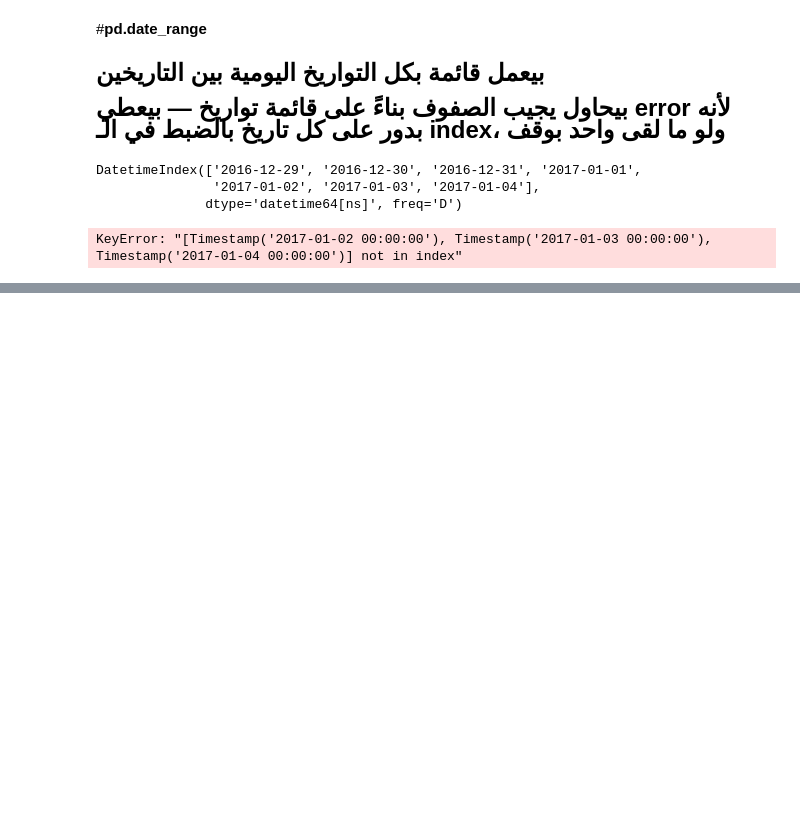
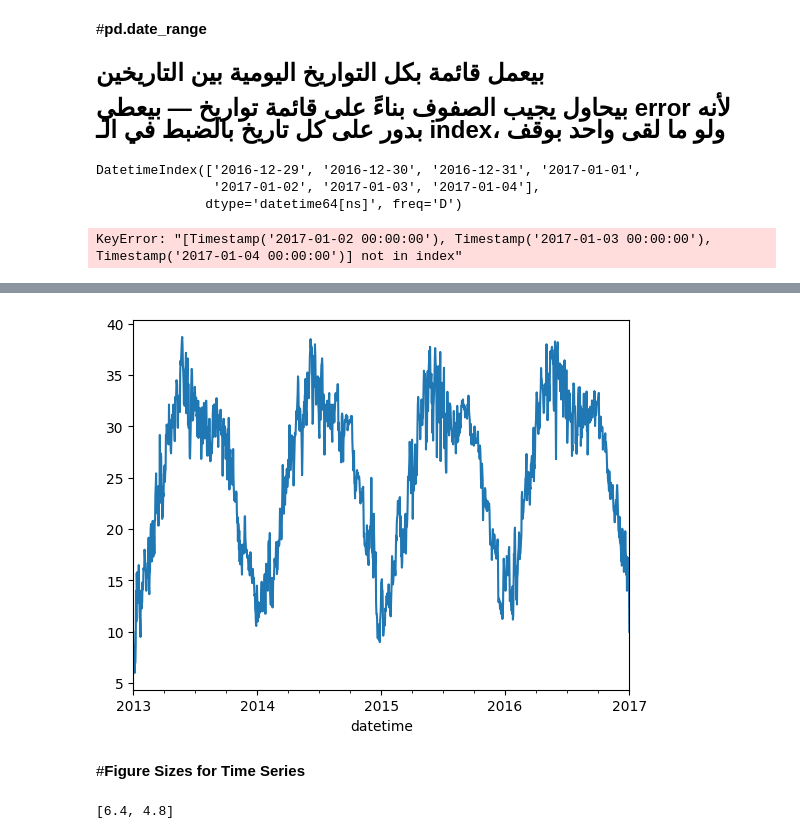
Before and after one commit to dohaalnabahin/Data_science_and_machine_learning_Journey, a Jupyter notebook: Timedeltas_Date_Ranges.ipynb, the cells around one changed output, grey strips where cells are left out. Cells and saved outputs as stored; diff of their text form; code cells hidden in the pictures; blank space fills up the shorter version.

```diff
--- a/Timedeltas_Date_Ranges.ipynb
+++ b/Timedeltas_Date_Ranges.ipynb
@@ -84,0 +274,3 @@ KeyError: "[Timestamp('2017-01-02 00:00:00'), Timestamp('2017-01-03 00:00:00'),
+# %%
+ts = df['meantemp'].copy()
+ts
@@ -84,0 +293,11 @@ KeyError: "[Timestamp('2017-01-02 00:00:00'), Timestamp('2017-01-03 00:00:00'),
+# %%
+ax = ts.plot();
+# %% [output]
+[figure, added]
+# %% [markdown]
+#**Figure Sizes for Time Series**
+# %%
+import matplotlib.pyplot as plt
+plt.rcParams['figure.figsize']
+# %% [output]
+[6.4, 4.8]
```
Also changed, not shown: parts of 31 cells of this notebook.
